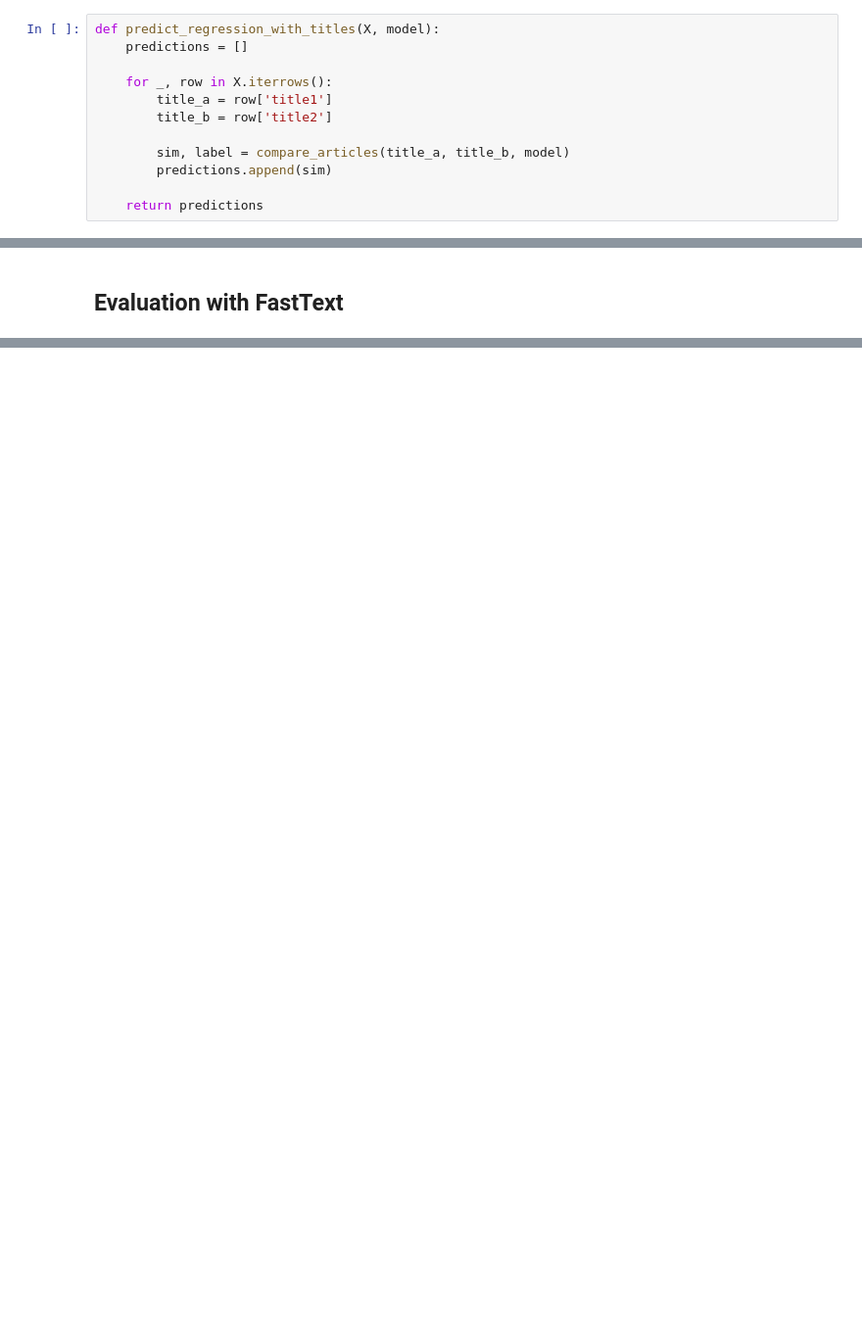
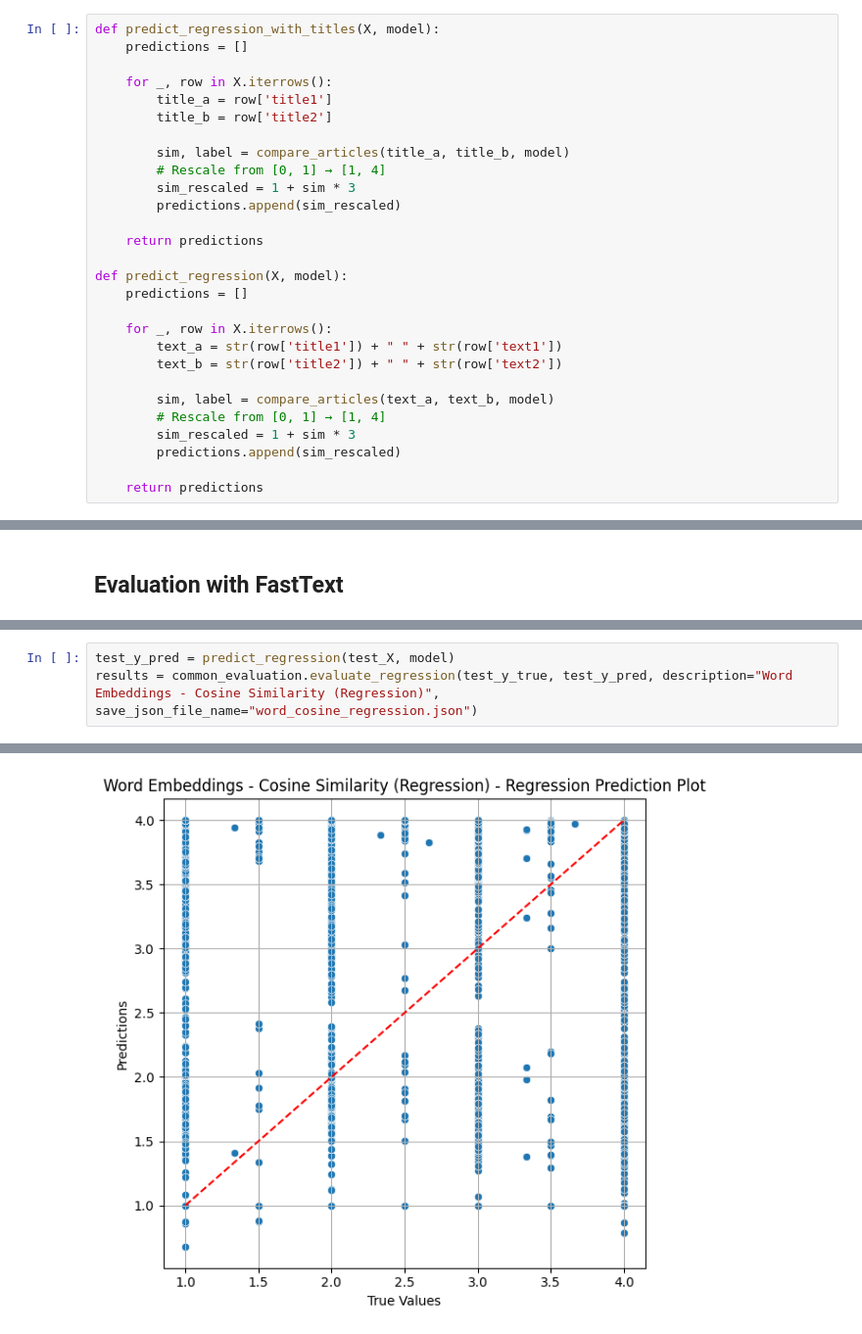
Before and after one commit to Eluminix/AI-Lab, a Jupyter notebook: 2.0 baseline_fasttext.ipynb, the cells around one changed output, grey strips where cells are left out. Shown: that part at 98% size. Drawn from its saved outputs; the diff is of its cells as text; blank space fills up the shorter version.

```diff
--- a/2.0 baseline_fasttext.ipynb
+++ b/2.0 baseline_fasttext.ipynb
@@ -101,9 +114,25 @@ def predict_regression_with_titles(X, model):
         title_b = row['title2']
 
         sim, label = compare_articles(title_a, title_b, model)
-        predictions.append(sim)
+        # Rescale from [0, 1] → [1, 4]
+        sim_rescaled = 1 + sim * 3
+        predictions.append(sim_rescaled)
 
     return predictions
+
+def predict_regression(X, model):
+    predictions = []
+
+    for _, row in X.iterrows():
+        text_a = str(row['title1']) + " " + str(row['text1'])
+        text_b = str(row['title2']) + " " + str(row['text2'])
+
+        sim, label = compare_articles(text_a, text_b, model)
+        # Rescale from [0, 1] → [1, 4]
+        sim_rescaled = 1 + sim * 3
+        predictions.append(sim_rescaled)
+
+    return predictions
 # %% [markdown]
 ## Main Evaluation Function
 # %%
@@ -219,0 +247,4 @@ R² : -0.6321
+# %%
+test_y_pred = predict_regression(test_X, model)
+results = common_evaluation.evaluate_regression(test_y_true, test_y_pred, description="Word Embeddings - Cosine Similarity (Regression)", save_json_file_name="word_cosine_regression.json")
+# %% [output]
@@ -219,0 +255 @@ R² : -0.6321
+[figure, added]
```
Also changed, not shown: parts of 9 cells of this notebook, 3 other files.
